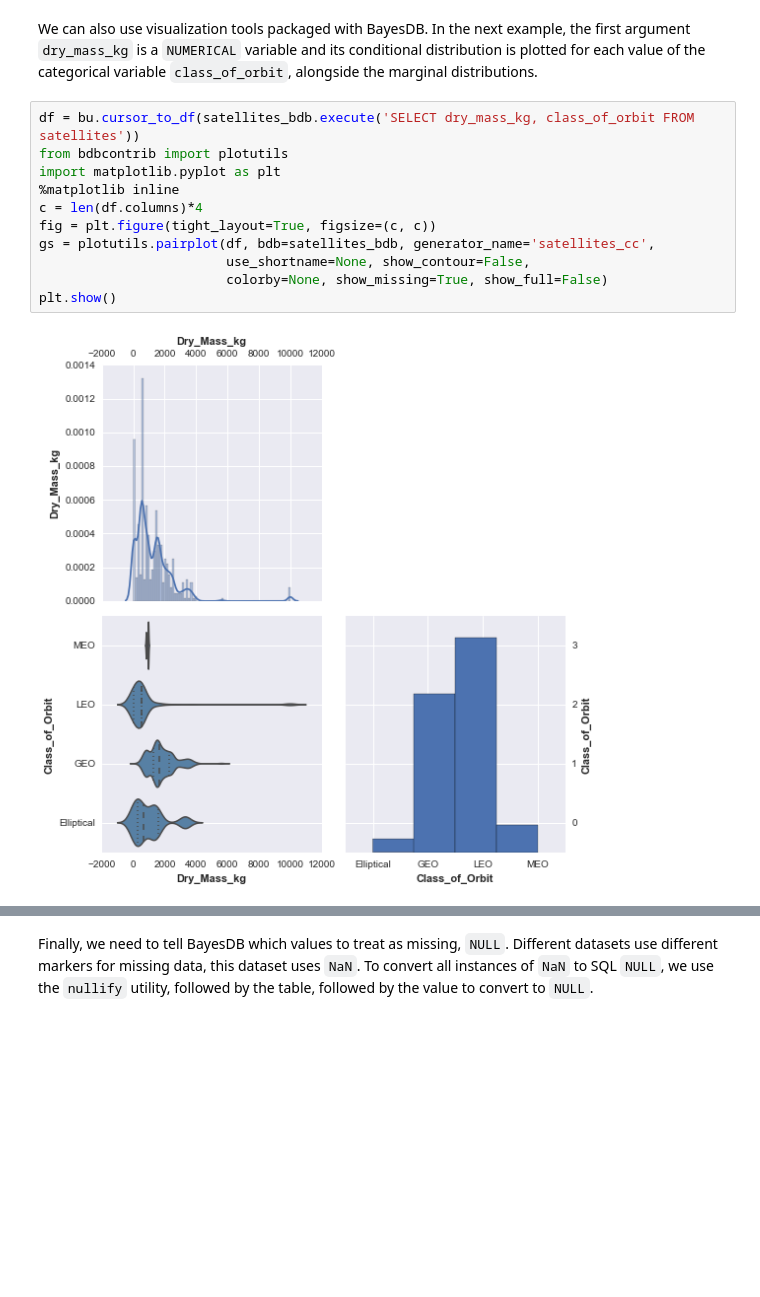
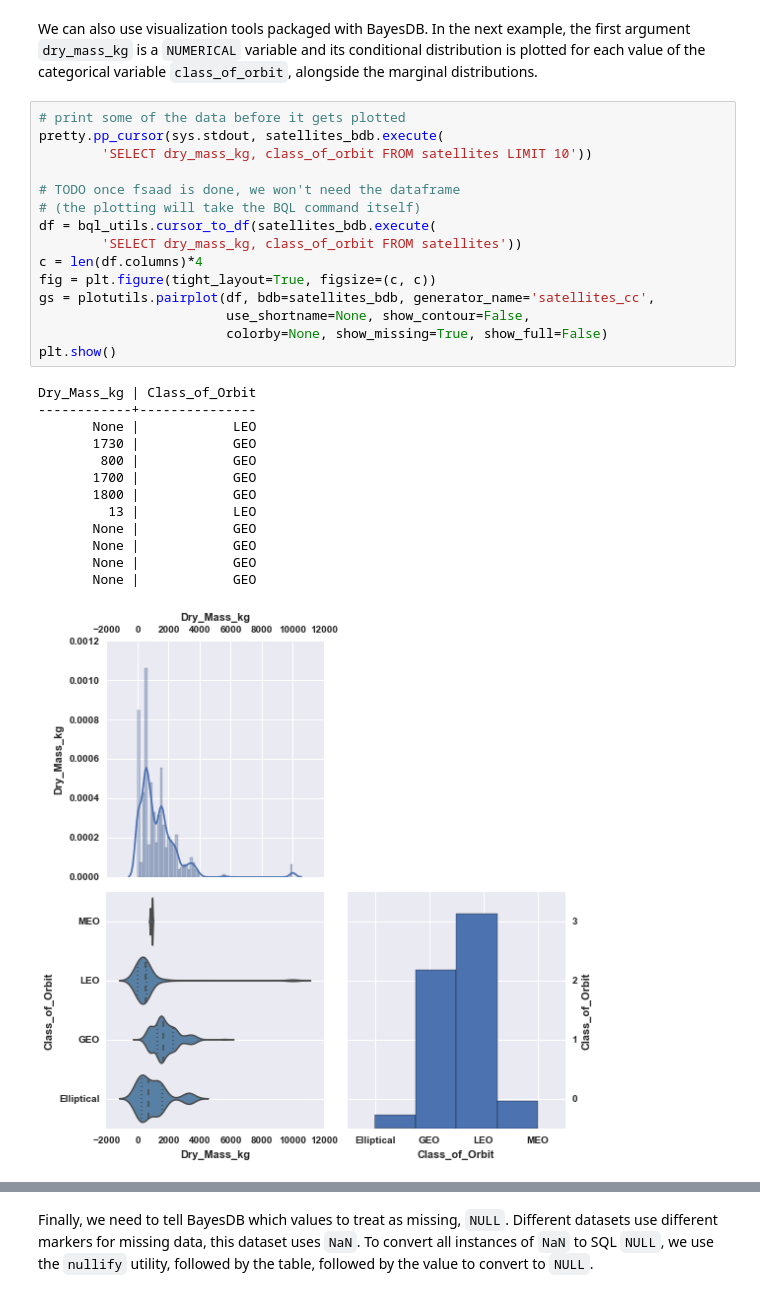
Before and after one commit to probcomp/bayeslite, a Jupyter notebook: examples/Satellites.ipynb, the cells around one changed output, grey strips where cells are left out. Saved outputs shown, nothing was run; the diff lists cells and outputs as text; blank space fills up the shorter version.

```diff
--- a/examples/Satellites.ipynb
+++ b/examples/Satellites.ipynb
@@ -83,15 +104,31 @@ print bu.cursor_to_df(satellites_bdb.execute(
 # %% [markdown]
 We can also use visualization tools packaged with BayesDB. In the next example, the first argument `dry_mass_kg` is a `NUMERICAL` variable and its conditional distribution is plotted for each value of the categorical variable `class_of_orbit`, alongside the marginal distributions.
 # %%
-df = bu.cursor_to_df(satellites_bdb.execute('SELECT dry_mass_kg, class_of_orbit FROM satellites'))
-from bdbcontrib import plotutils
-import matplotlib.pyplot as plt
-%matplotlib inline
+# print some of the data before it gets plotted
+pretty.pp_cursor(sys.stdout, satellites_bdb.execute(
+        'SELECT dry_mass_kg, class_of_orbit FROM satellites LIMIT 10'))
+
+# TODO once fsaad is done, we won't need the dataframe
+# (the plotting will take the BQL command itself)
+df = bql_utils.cursor_to_df(satellites_bdb.execute(
+        'SELECT dry_mass_kg, class_of_orbit FROM satellites'))
 c = len(df.columns)*4
 fig = plt.figure(tight_layout=True, figsize=(c, c))
 gs = plotutils.pairplot(df, bdb=satellites_bdb, generator_name='satellites_cc',
                         use_shortname=None, show_contour=False,
                         colorby=None, show_missing=True, show_full=False)
 plt.show()
 # %% [output]
+Dry_Mass_kg | Class_of_Orbit
+------------+---------------
+       None |            LEO
+       1730 |            GEO
+        800 |            GEO
+       1700 |            GEO
+       1800 |            GEO
+         13 |            LEO
+       None |            GEO
+       None |            GEO
+       None |            GEO
+       None |            GEO
-[figure, old version]
+[figure, new version]
```
Also changed, not shown: parts of 19 cells of this notebook.
